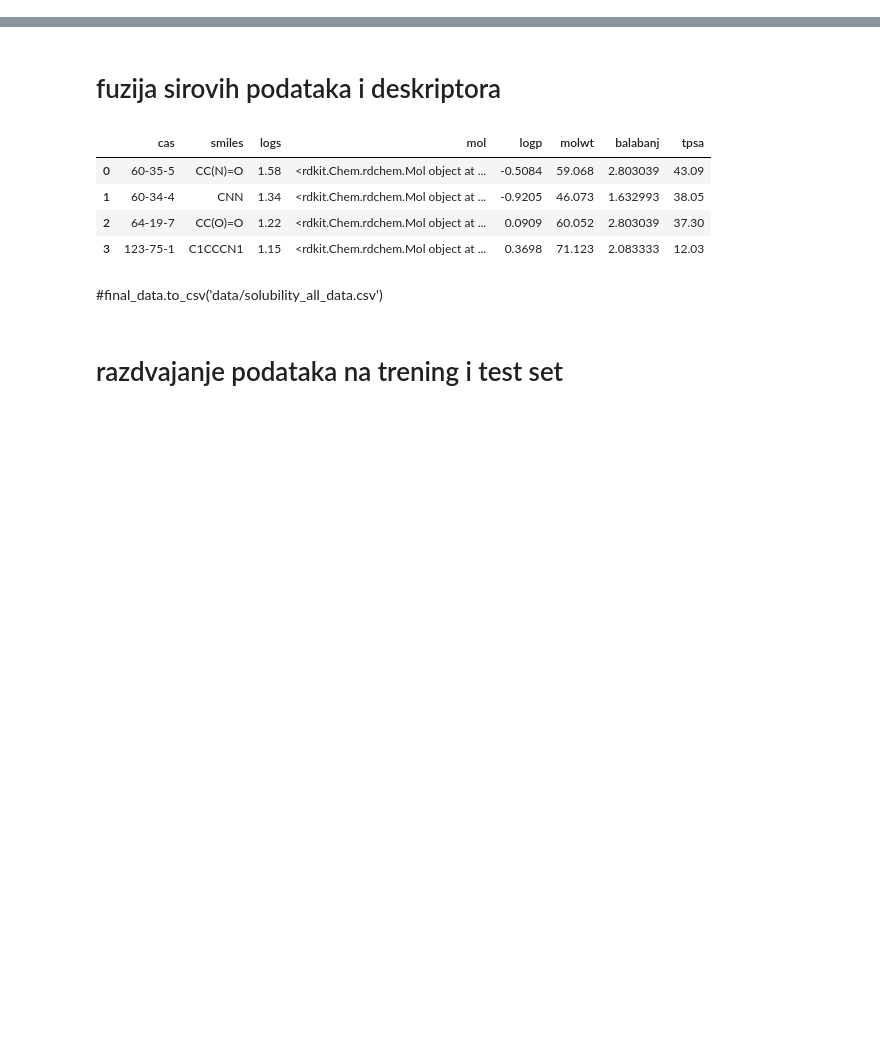
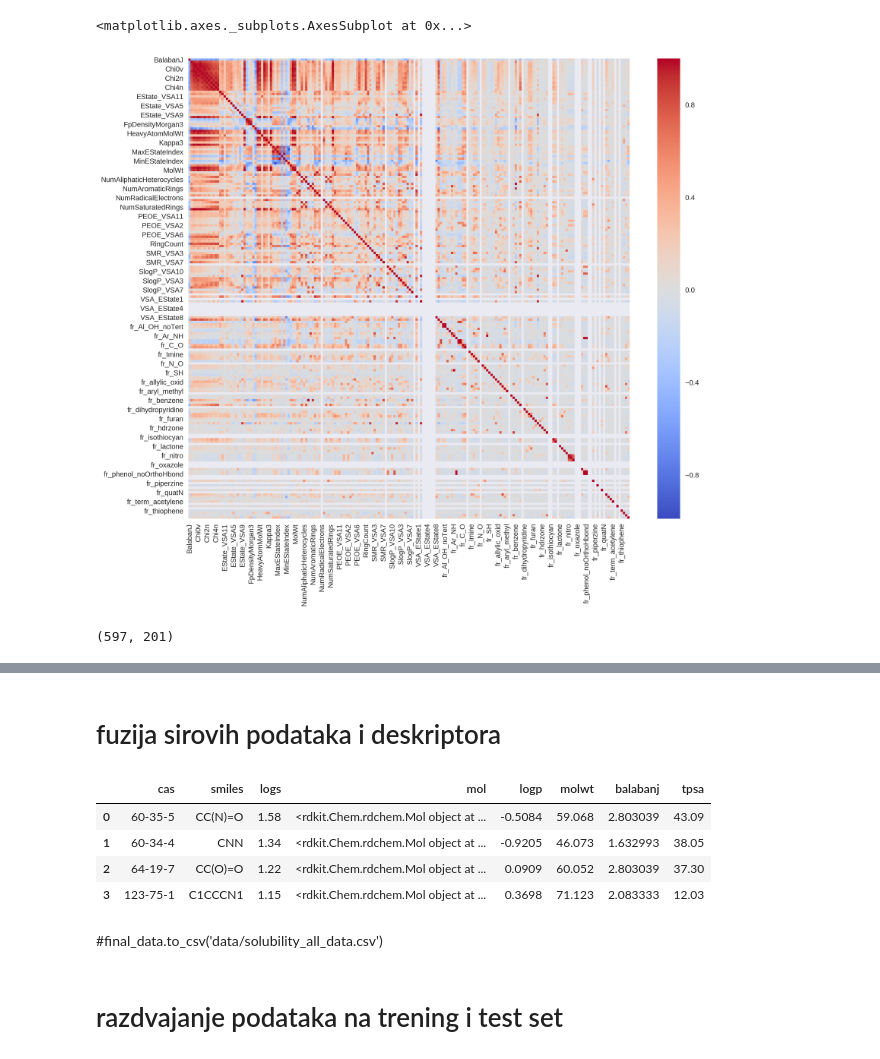
Before and after one commit to CrazyHooch1/modeliranje-tutorial, a Jupyter notebook: Tutorial 2/fs_tut.ipynb, the cells around one changed output, grey strips where cells are left out. Saved outputs shown, nothing was run; the diff lists cells and outputs as text; code cells hidden in the pictures; blank space fills up the shorter version.

```diff
--- a/Tutorial 2/fs_tut.ipynb
+++ b/Tutorial 2/fs_tut.ipynb
@@ -9,0 +14,3 @@ import numpy as np
+# %%
+# Set plotstyle
+plt.style.use('seaborn')
@@ -11,0 +33,2 @@ df=pd.read_csv('data/mp_data_desc.csv')
+# %%
+dataset_clean = df.drop(['Unnamed: 0', 'compound', 'CSID', 'SMILES', 'rdk_smiles'], axis=1)
@@ -11,0 +47,10 @@ df=pd.read_csv('data/mp_data_desc.csv')
+# %%
+fig, ax = plt.subplots(figsize=(14,12), dpi=300)
+sns.heatmap(dataset_clean.drop('MP_Kelvin', axis=1).corr(), cmap='coolwarm')
+# %% [output]
+<matplotlib.axes._subplots.AxesSubplot at 0x...>
+[figure, added]
+# %%
+dataset_clean.shape
+# %% [output]
+(597, 201)
```
Also changed, not shown: parts of 30 cells of this notebook.
